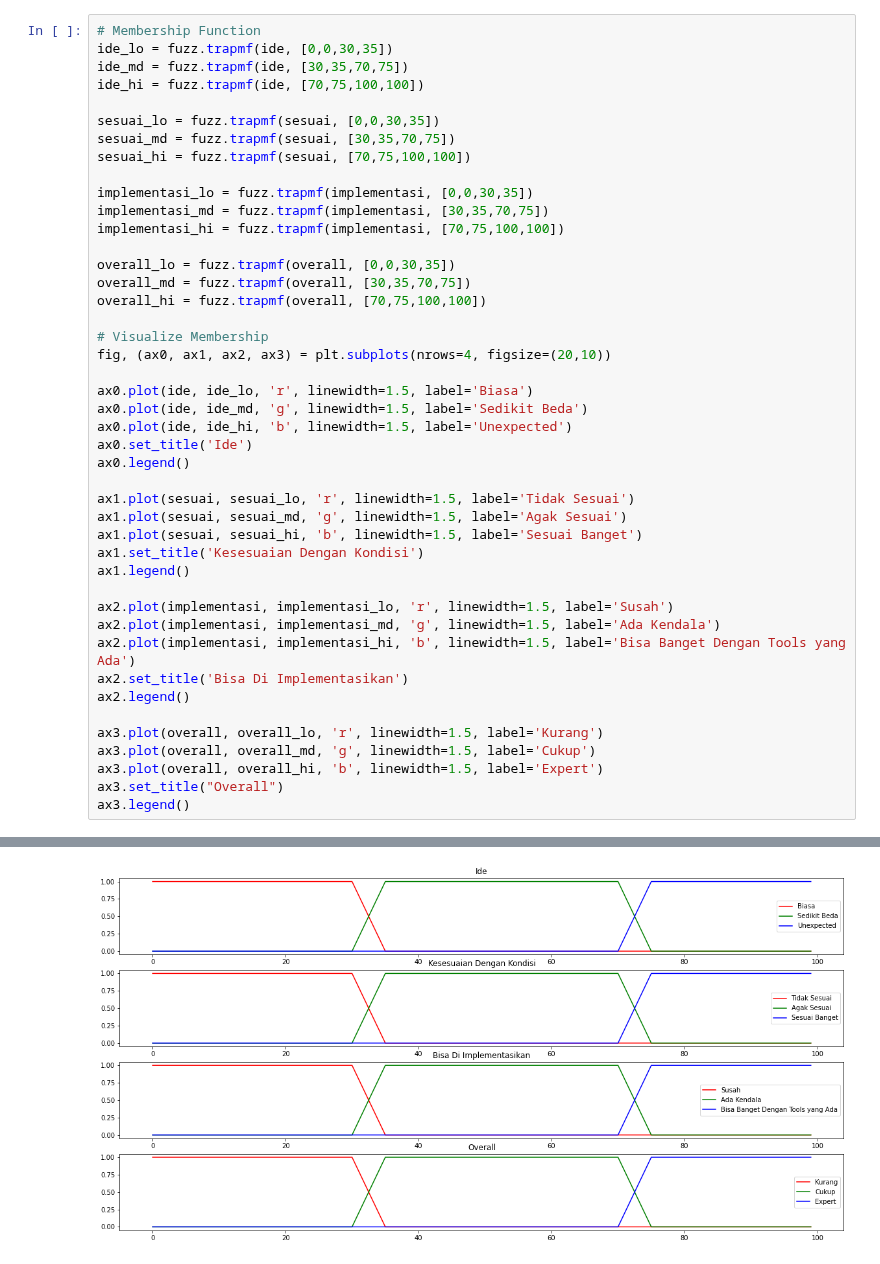
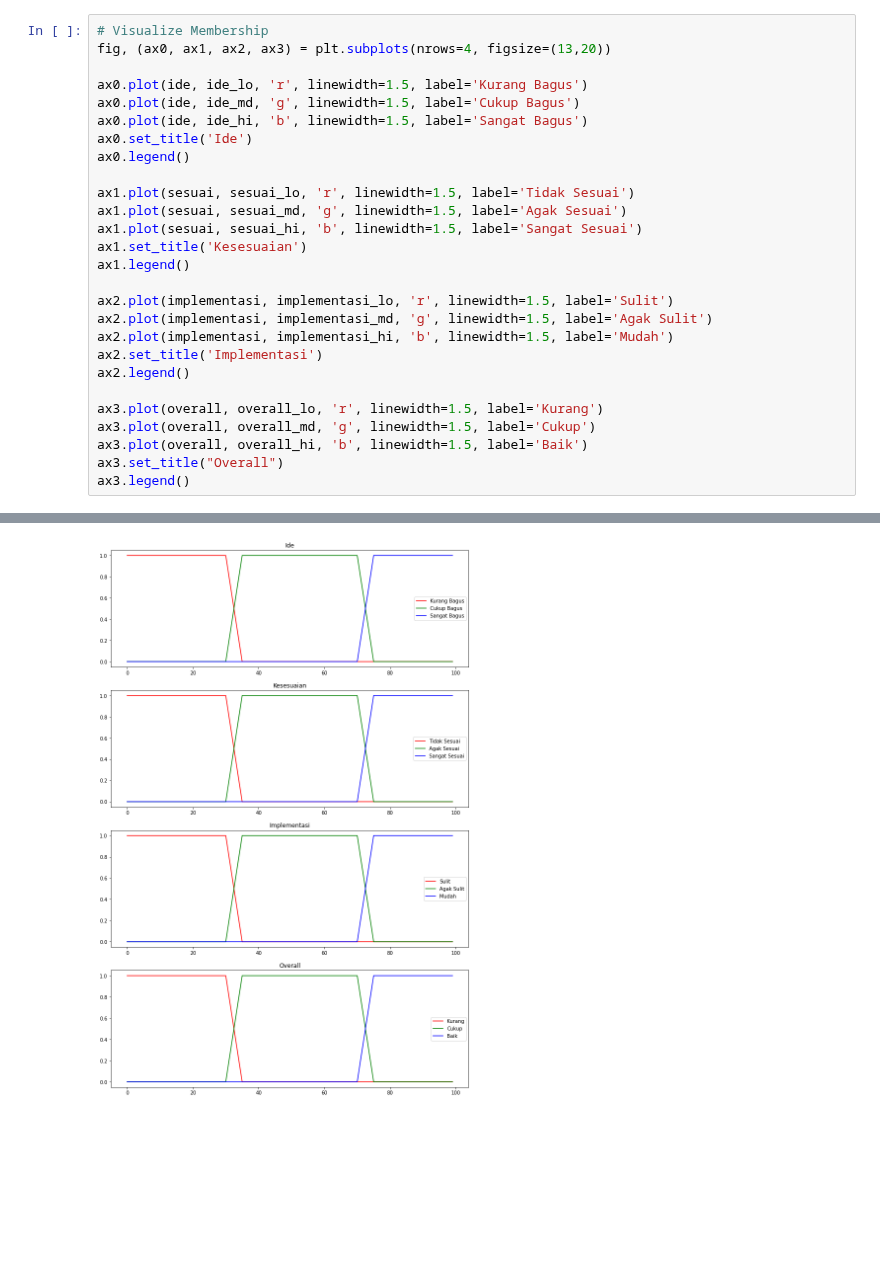
Before and after one commit to FajarKKP/Coding, a Jupyter notebook: Final_Project_LogFuzz.ipynb, the cells around one changed output, grey strips where cells are left out. Drawn from its saved outputs; the diff is of its cells as text; blank space fills up the shorter version.

```diff
--- a/Final_Project_LogFuzz.ipynb
+++ b/Final_Project_LogFuzz.ipynb
@@ -32,50 +48,33 @@ overall = np.arange(0, 100, 1)
 # %%
-# Membership Function
-ide_lo = fuzz.trapmf(ide, [0,0,30,35])
-ide_md = fuzz.trapmf(ide, [30,35,70,75])
-ide_hi = fuzz.trapmf(ide, [70,75,100,100])
+# Visualize Membership
+fig, (ax0, ax1, ax2, ax3) = plt.subplots(nrows=4, figsize=(13,20))
 
-sesuai_lo = fuzz.trapmf(sesuai, [0,0,30,35])
-sesuai_md = fuzz.trapmf(sesuai, [30,35,70,75])
-sesuai_hi = fuzz.trapmf(sesuai, [70,75,100,100])
-
-implementasi_lo = fuzz.trapmf(implementasi, [0,0,30,35])
-implementasi_md = fuzz.trapmf(implementasi, [30,35,70,75])
-implementasi_hi = fuzz.trapmf(implementasi, [70,75,100,100])
-
-overall_lo = fuzz.trapmf(overall, [0,0,30,35])
-overall_md = fuzz.trapmf(overall, [30,35,70,75])
-overall_hi = fuzz.trapmf(overall, [70,75,100,100])
-
-# Visualize Membership
-fig, (ax0, ax1, ax2, ax3) = plt.subplots(nrows=4, figsize=(20,10))
-
-ax0.plot(ide, ide_lo, 'r', linewidth=1.5, label='Biasa')
-ax0.plot(ide, ide_md, 'g', linewidth=1.5, label='Sedikit Beda')
-ax0.plot(ide, ide_hi, 'b', linewidth=1.5, label='Unexpected')
+ax0.plot(ide, ide_lo, 'r', linewidth=1.5, label='Kurang Bagus')
+ax0.plot(ide, ide_md, 'g', linewidth=1.5, label='Cukup Bagus')
+ax0.plot(ide, ide_hi, 'b', linewidth=1.5, label='Sangat Bagus')
 ax0.set_title('Ide')
 ax0.legend()
 
 ax1.plot(sesuai, sesuai_lo, 'r', linewidth=1.5, label='Tidak Sesuai')
 ax1.plot(sesuai, sesuai_md, 'g', linewidth=1.5, label='Agak Sesuai')
-ax1.plot(sesuai, sesuai_hi, 'b', linewidth=1.5, label='Sesuai Banget')
-ax1.set_title('Kesesuaian Dengan Kondisi')
+ax1.plot(sesuai, sesuai_hi, 'b', linewidth=1.5, label='Sangat Sesuai')
+ax1.set_title('Kesesuaian')
 ax1.legend()
 
-ax2.plot(implementasi, implementasi_lo, 'r', linewidth=1.5, label='Susah')
-ax2.plot(implementasi, implementasi_md, 'g', linewidth=1.5, label='Ada Kendala')
-ax2.plot(implementasi, implementasi_hi, 'b', linewidth=1.5, label='Bisa Banget Dengan Tools yang Ada')
-ax2.set_title('Bisa Di Implementasikan')
+ax2.plot(implementasi, implementasi_lo, 'r', linewidth=1.5, label='Sulit')
+ax2.plot(implementasi, implementasi_md, 'g', linewidth=1.5, label='Agak Sulit')
+ax2.plot(implementasi, implementasi_hi, 'b', linewidth=1.5, label='Mudah')
+ax2.set_title('Implementasi')
 ax2.legend()
 
 ax3.plot(overall, overall_lo, 'r', linewidth=1.5, label='Kurang')
 ax3.plot(overall, overall_md, 'g', linewidth=1.5, label='Cukup')
-ax3.plot(overall, overall_hi, 'b', linewidth=1.5, label='Expert')
+ax3.plot(overall, overall_hi, 'b', linewidth=1.5, label='Baik')
 ax3.set_title("Overall")
 ax3.legend()
 # %% [output]
 <matplotlib.legend.Legend at 0x...>
-[figure, old version]
+[figure, new version]
 # %%
 # Masukkan Nilai
 print("Masukkan nilai anda (skala 1-100): ")
```
Also changed, not shown: parts of 13 cells of this notebook.
